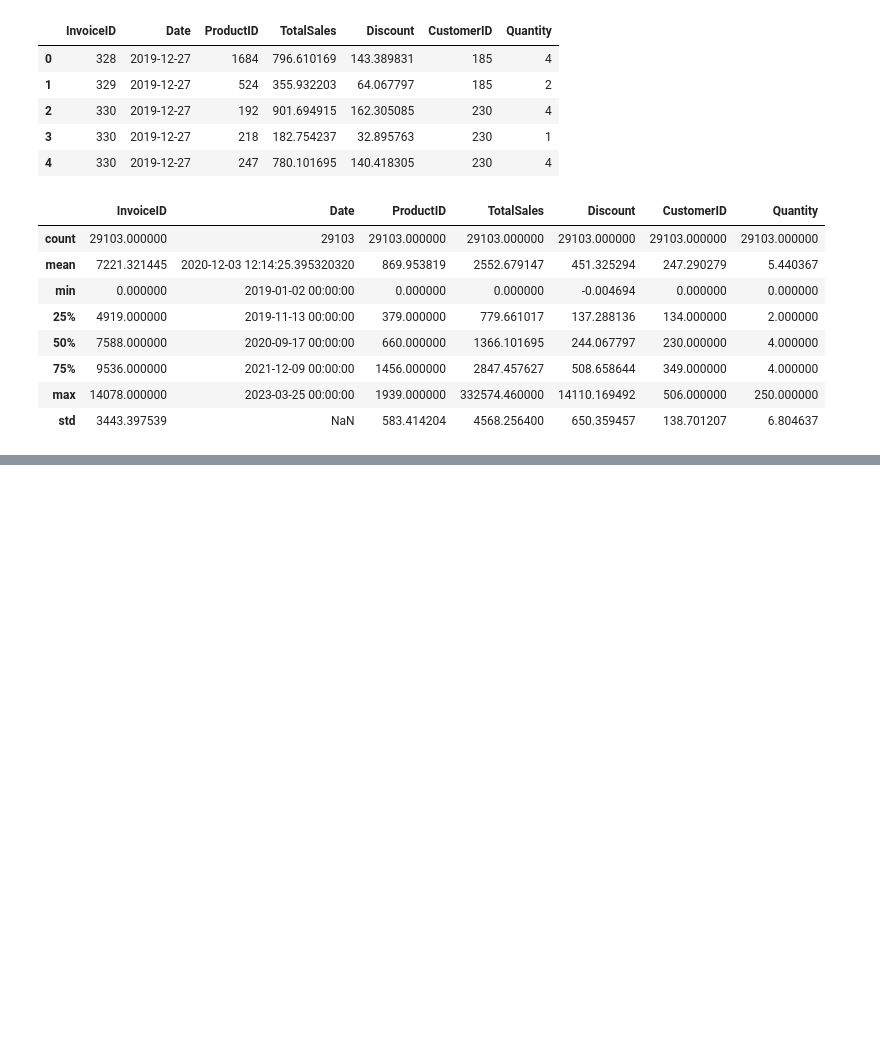
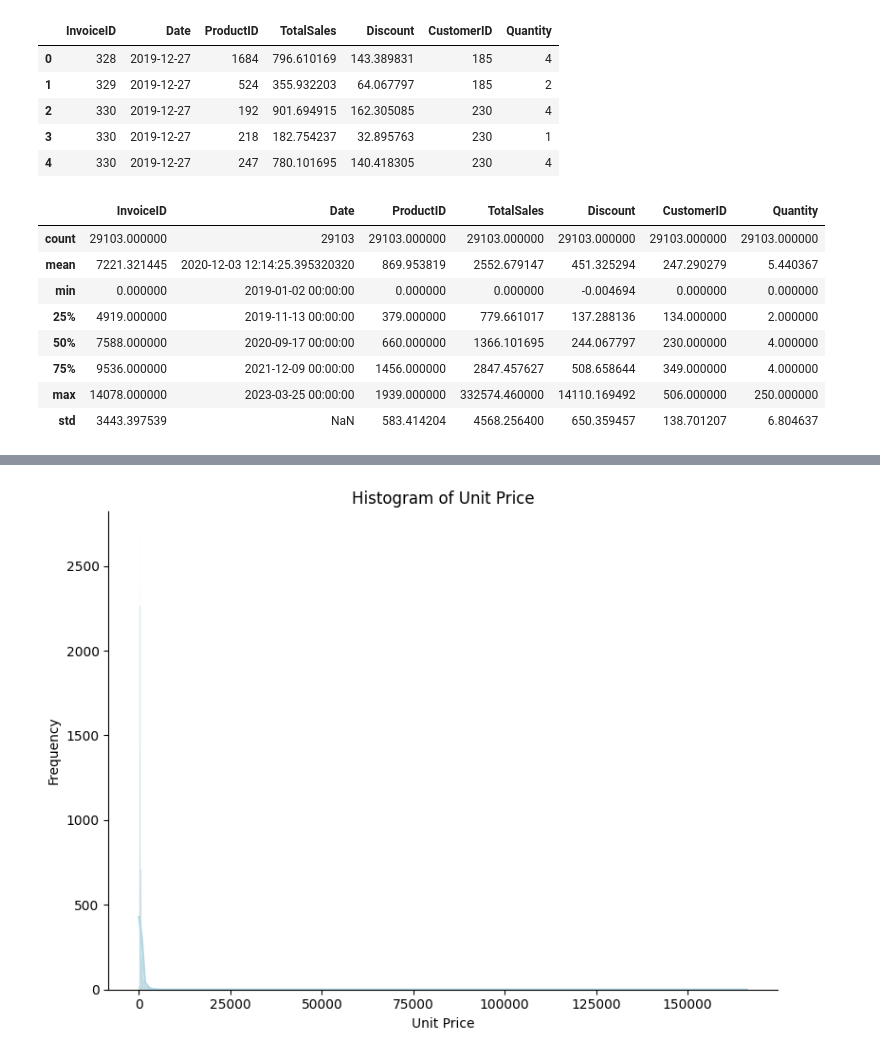
Before and after one commit to Alex-Holzer/retail_price_prediction, a Jupyter notebook: notebooks/01_data_exploration.ipynb, the cells around one changed output, grey strips where cells are left out. Cells and saved outputs as stored; diff of their text form; code cells hidden in the pictures; blank space fills up the shorter version.

```diff
--- a/notebooks/01_data_exploration.ipynb
+++ b/notebooks/01_data_exploration.ipynb
@@ -233,0 +273,17 @@ compute_measures_of_dispersion(retail_data_new)
+# %%
+plt.figure(figsize=(8, 6))
+
+
+sns.histplot(data=retail_data_new, x='unit_price', kde=True, color='lightblue')
+
+plt.title("Histogram of Unit Price")
+plt.xlabel("Unit Price")
+plt.ylabel("Frequency")
+
+sns.despine()
+
+
+plt.tight_layout()
+plt.show()
+# %% [output]
+[figure, added]
```
Also changed, not shown: parts of 9 cells of this notebook, 5 other files.
